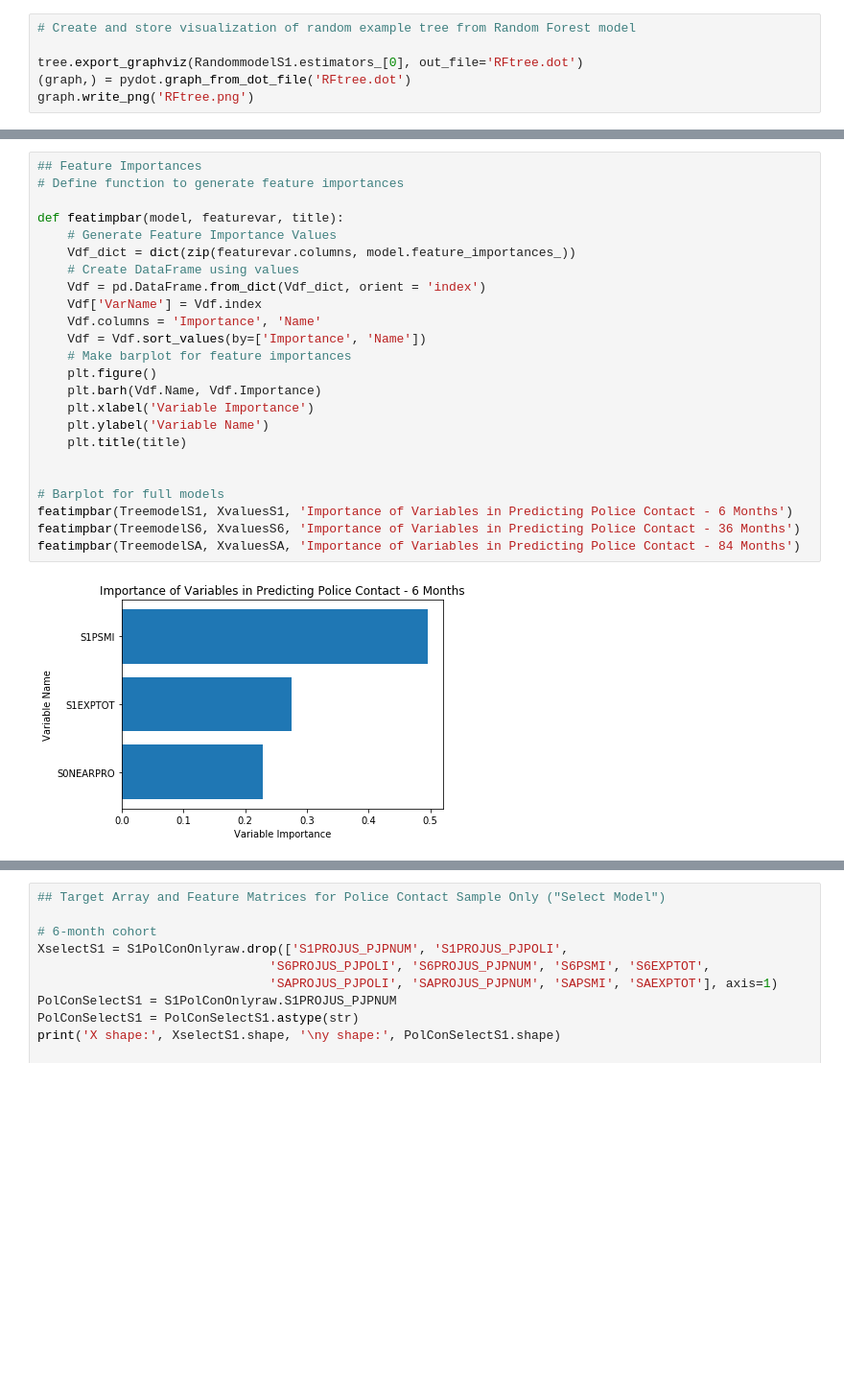
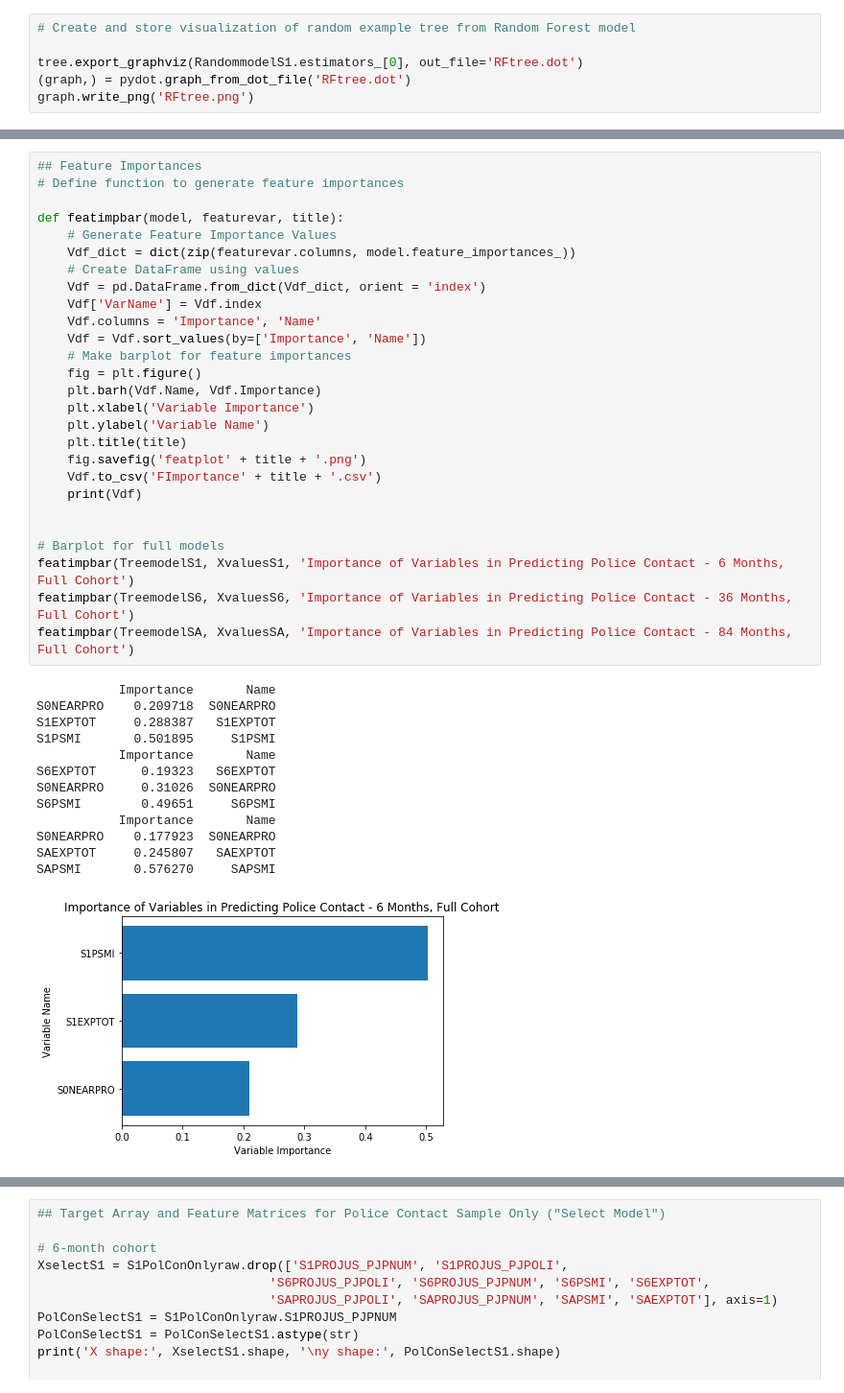
Before and after one commit to rechnikov/ppol-670-cl1190, a Jupyter notebook: ResearchMemoCode.ipynb, the cells around one changed output, grey strips where cells are left out. Shown at 96% size. Cells and saved outputs as stored; diff of their text form; blank space fills up the shorter version.

```diff
--- a/ResearchMemoCode.ipynb
+++ b/ResearchMemoCode.ipynb
@@ -447,26 +449,41 @@ graph
 # %%
 ## Feature Importances
 # Define function to generate feature importances
 
 def featimpbar(model, featurevar, title):
     # Generate Feature Importance Values
     Vdf_dict = dict(zip(featurevar.columns, model.feature_importances_))
     # Create DataFrame using values
     Vdf = pd.DataFrame.from_dict(Vdf_dict, orient = 'index')
     Vdf['VarName'] = Vdf.index
     Vdf.columns = 'Importance', 'Name'
     Vdf = Vdf.sort_values(by=['Importance', 'Name'])
     # Make barplot for feature importances
-    plt.figure()
+    fig = plt.figure()
     plt.barh(Vdf.Name, Vdf.Importance)
     plt.xlabel('Variable Importance')
     plt.ylabel('Variable Name')
     plt.title(title)
+    fig.savefig('featplot' + title + '.png')
+    Vdf.to_csv('FImportance' + title + '.csv')
+    print(Vdf)
 
 
 # Barplot for full models
-featimpbar(TreemodelS1, XvaluesS1, 'Importance of Variables in Predicting Police Contact - 6 Months')
-featimpbar(TreemodelS6, XvaluesS6, 'Importance of Variables in Predicting Police Contact - 36 Months')
-featimpbar(TreemodelSA, XvaluesSA, 'Importance of Variables in Predicting Police Contact - 84 Months')
+featimpbar(TreemodelS1, XvaluesS1, 'Importance of Variables in Predicting Police Contact - 6 Months, Full Cohort')
+featimpbar(TreemodelS6, XvaluesS6, 'Importance of Variables in Predicting Police Contact - 36 Months, Full Cohort')
+featimpbar(TreemodelSA, XvaluesSA, 'Importance of Variables in Predicting Police Contact - 84 Months, Full Cohort')
 # %% [output]
+           Importance       Name
+S0NEARPRO    0.209718  S0NEARPRO
+S1EXPTOT     0.288387   S1EXPTOT
+S1PSMI       0.501895     S1PSMI
+           Importance       Name
+S6EXPTOT      0.19323   S6EXPTOT
+S0NEARPRO     0.31026  S0NEARPRO
+S6PSMI        0.49651     S6PSMI
+           Importance       Name
+S0NEARPRO    0.177923  S0NEARPRO
+SAEXPTOT     0.245807   SAEXPTOT
+SAPSMI       0.576270     SAPSMI
-[figure, old version]
+[figure, new version]
```
Also changed, not shown: parts of 10 cells of this notebook.
